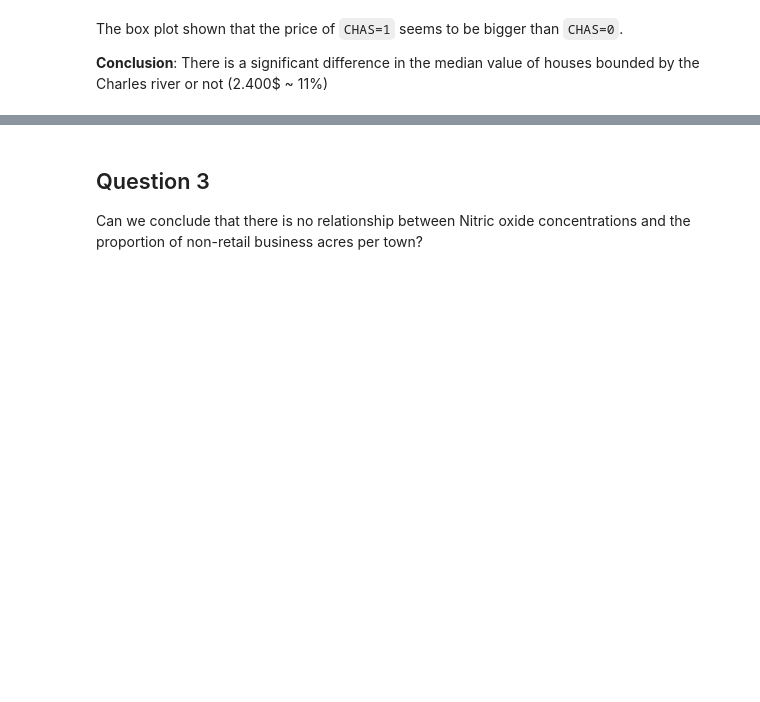
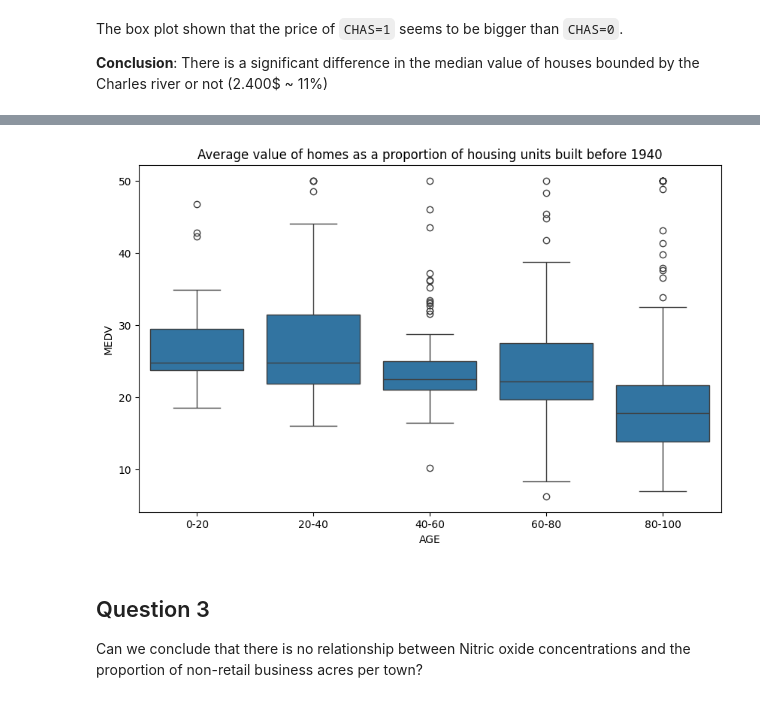
Before and after one commit to huyduong20102004/Boston_House_Prices, a Jupyter notebook: nb.ipynb, the cells around one changed output, grey strips where cells are left out. Cells and saved outputs as stored; diff of their text form; code cells hidden in the pictures; blank space fills up the shorter version.

```diff
--- a/nb.ipynb
+++ b/nb.ipynb
@@ -80,3 +129,13 @@ The box plot shown that the price of `CHAS=1` seems to be bigger than `CHAS=0`.
+# %%
+# Create a boxplot to visualize the distribution of MEDV by AGE group
+plt.figure(figsize=(10, 6))
+sns.boxplot(x='AGE_GROUP', y='MEDV', data=df2)
+plt.xlabel('AGE')
+plt.ylabel('MEDV')
+plt.title('Average value of homes as a proportion of housing units built before 1940')
+plt.show()
+# %% [output]
+[figure, added]
 # %% [markdown]
 ## Question 3
 Can we conclude that there is no relationship between Nitric oxide concentrations and the proportion of non-retail business acres per town?
```
Also changed, not shown: parts of 12 cells of this notebook, 6 other files.
